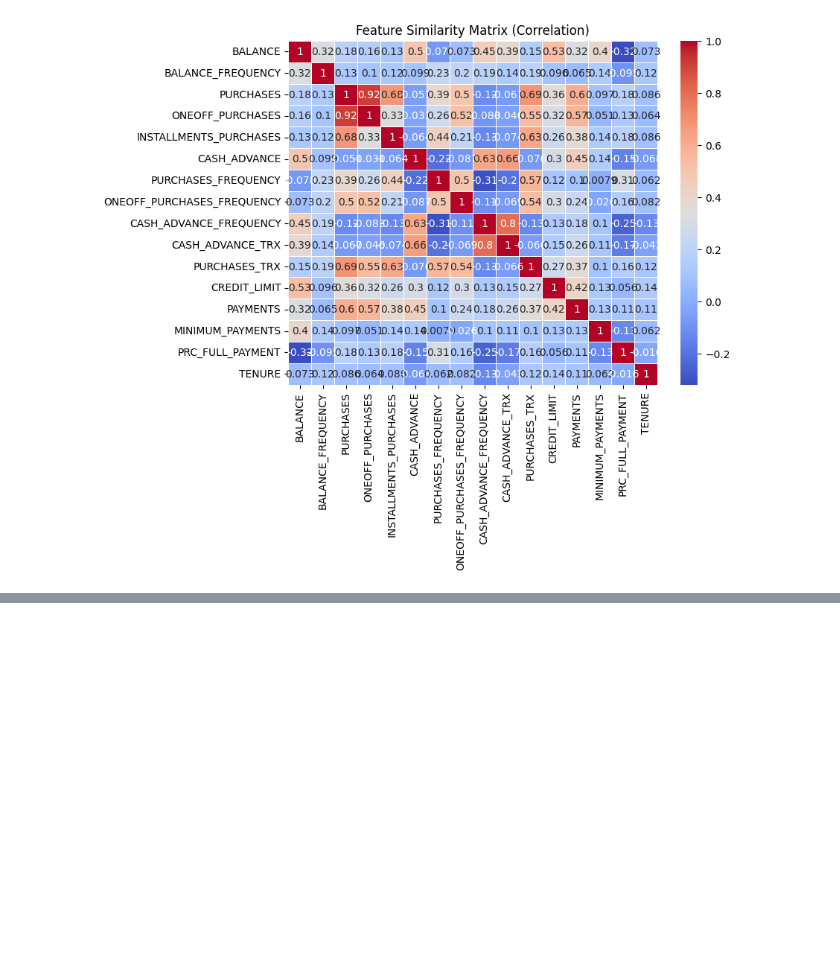
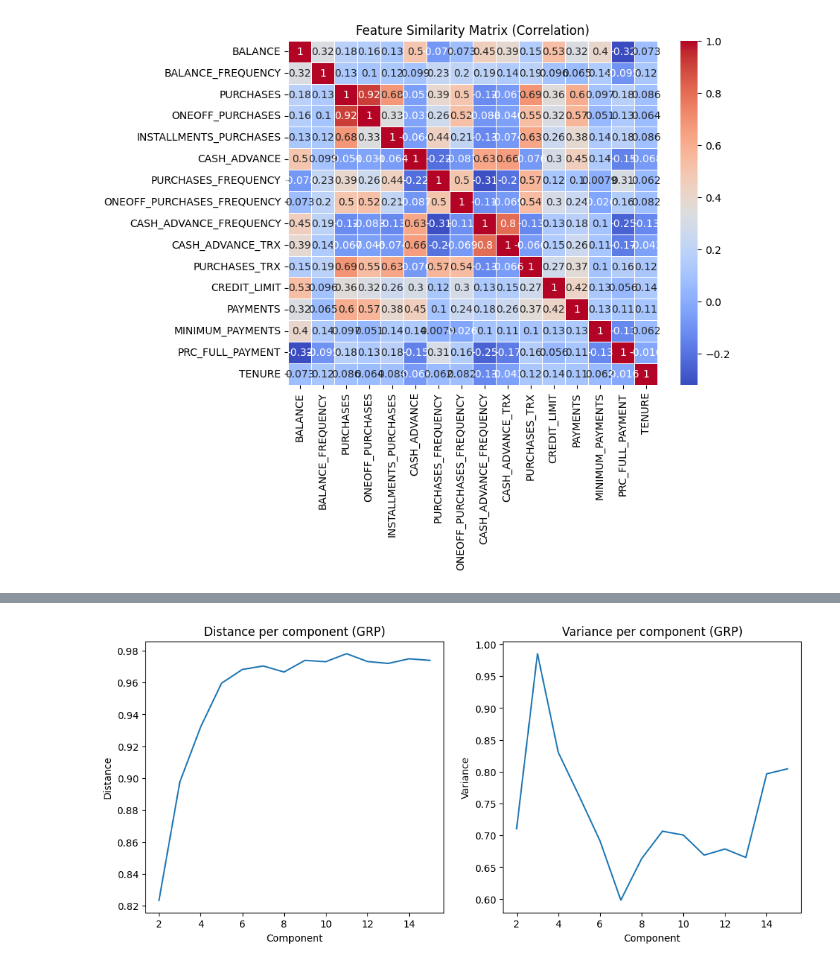
Before and after one commit to AlaTan93/Coursera-Unsupervised-Machine-Learning-Project, a Jupyter notebook: project.ipynb, the cells around one changed output, grey strips where cells are left out. Cells and saved outputs as stored; diff of their text form; code cells hidden in the pictures; blank space fills up the shorter version.

```diff
--- a/project.ipynb
+++ b/project.ipynb
@@ -159,0 +382,21 @@ print(pca_7.singular_values_)
+# %%
+components = [2, 3, 4, 5, 6, 7, 8, 9, 10, 11, 12, 13, 14, 15]
+variance = [0.7107, 0.9854, 0.8303, 0.7619, 0.6915, 0.5983, 0.6636, 0.7066, 0.7006, 0.6690, 0.6787, 0.6654, 0.7967, 0.8046]
+distance  = [0.8235, 0.8977, 0.9322, 0.9596, 0.9682, 0.9704, 0.9666, 0.9739, 0.9731, 0.9781, 0.9732, 0.9720, 0.9749, 0.9739]
+
+fig, ax = plt.subplots(1, 2, figsize=(12, 5))
+
+# Plot heatmap
+ax[0].plot(components, distance)
+ax[0].set_title("Distance per component (GRP)")
+ax[0].set_xlabel("Component")
+ax[0].set_ylabel("Distance")
+
+# Plot heatmap
+ax[1].plot(components, variance)
+ax[1].set_title("Variance per component (GRP)")
+ax[1].set_xlabel("Component")
+ax[1].set_ylabel("Variance")
+plt.show()
+# %% [output]
+[figure, added]
```
Also changed, not shown: parts of 18 cells of this notebook.
